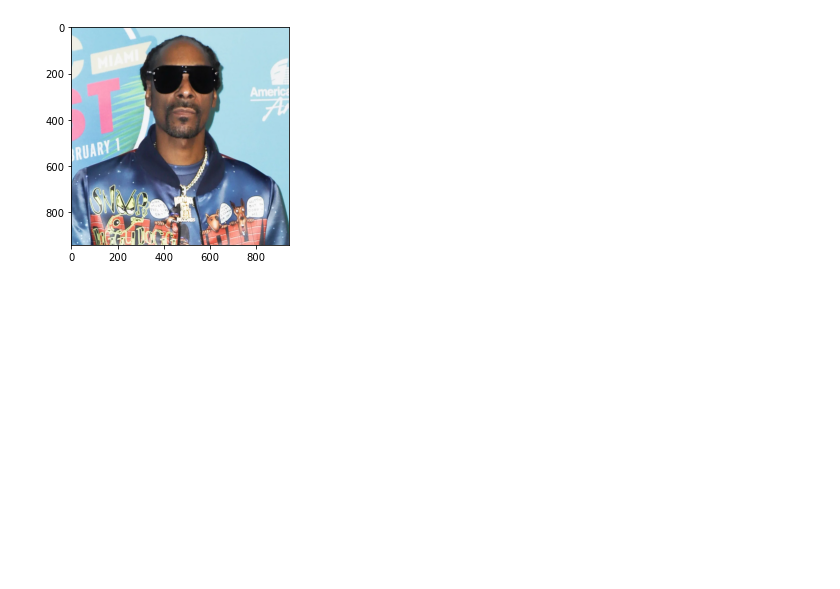
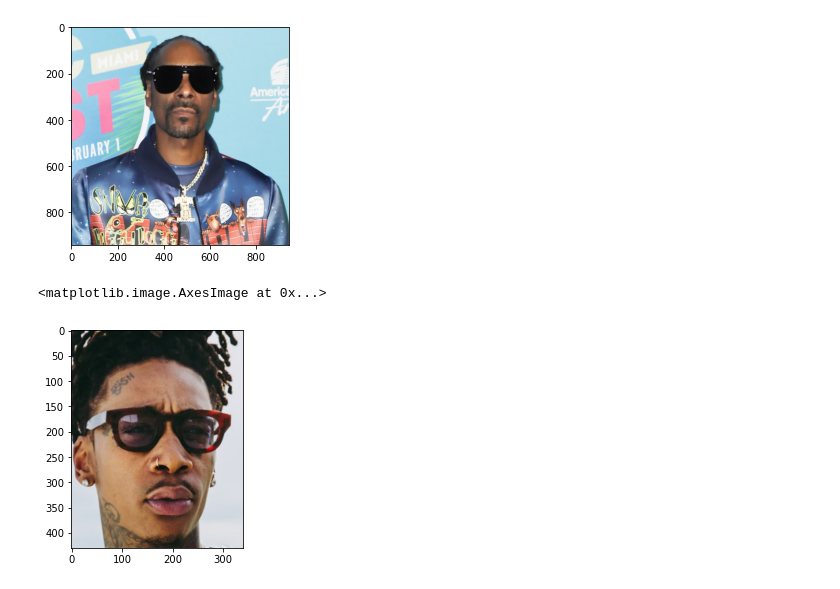
Before and after one commit to Rohan-jerry/opencv_practical, a Jupyter notebook: Task-4.ipynb, the cells around one changed output. Saved outputs shown, nothing was run; the diff lists cells and outputs as text; code cells hidden in the pictures; blank space fills up the shorter version.

```diff
--- a/Task-4.ipynb
+++ b/Task-4.ipynb
@@ -123,0 +130,6 @@ image1_crop = image1[]
+# %%
+image1_crop = image1[200:630,300:640,:].copy()
+plot.imshow(image1_crop)
+# %% [output]
+<matplotlib.image.AxesImage at 0x...>
+[figure, added]
```
Also changed, not shown: parts of 15 cells of this notebook.
